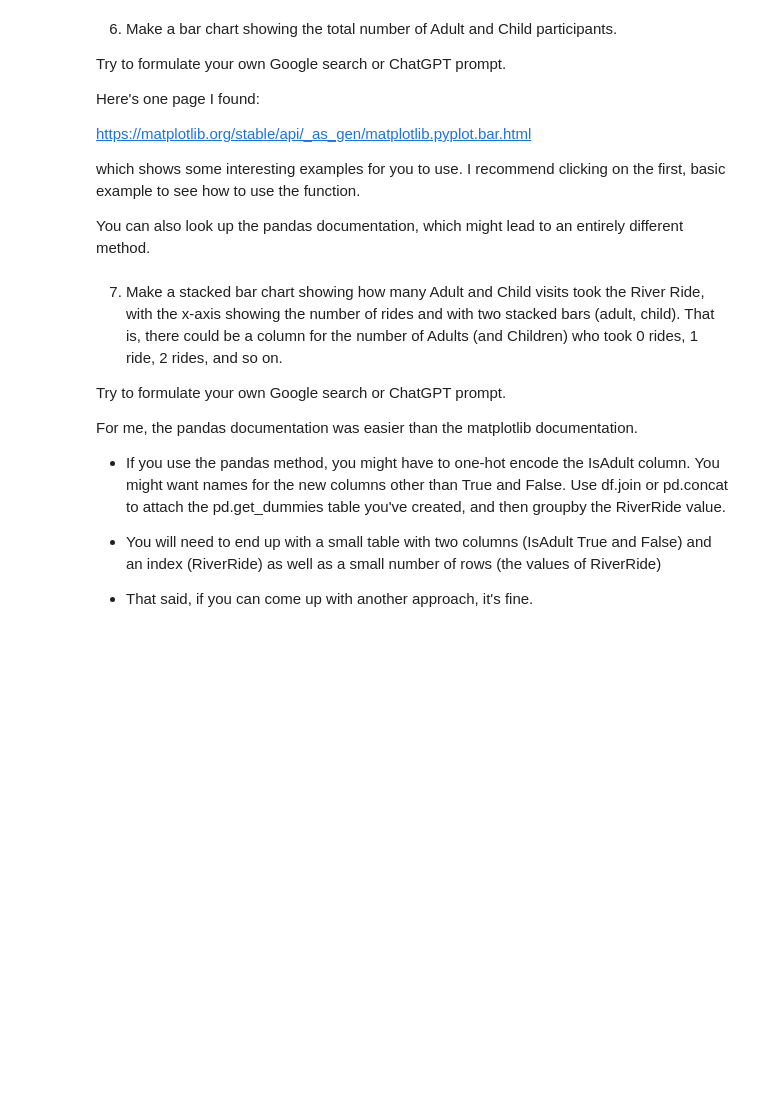
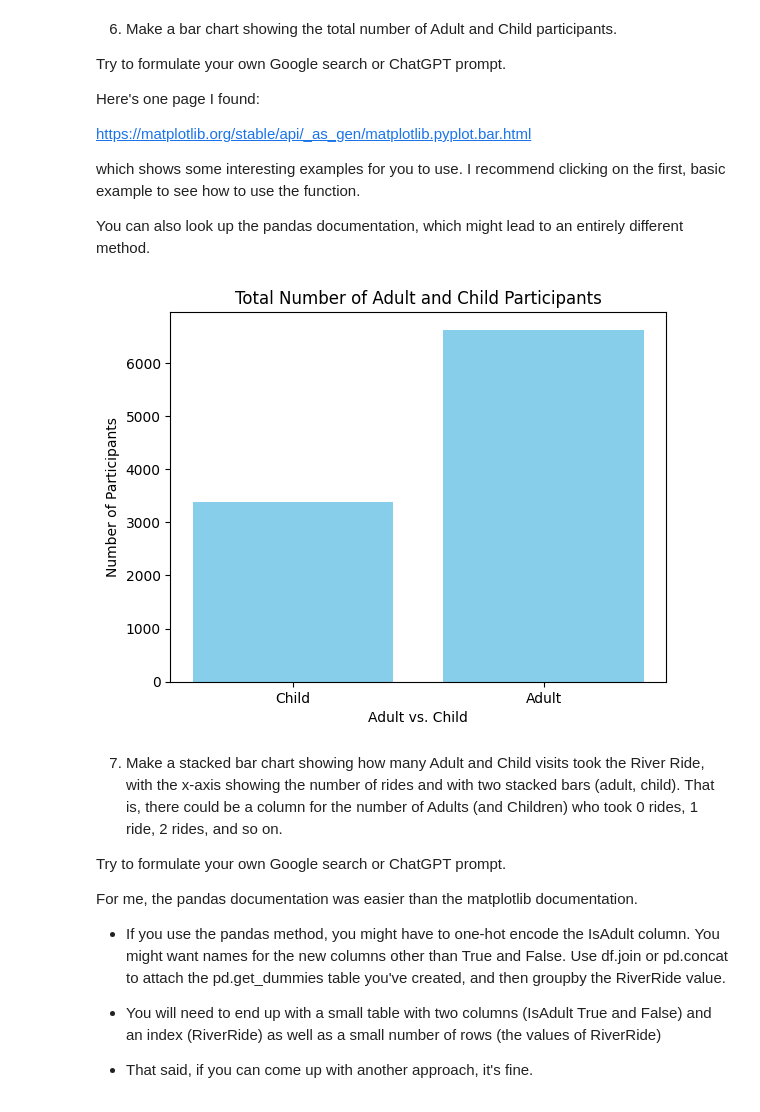
Before and after one commit to makenna-e/bu-cds-dx699s-summer-2025-assignments, a Jupyter notebook: OMDS-ModB2-Week3-Ehrlich-Makenna.ipynb, the cells around one changed output. Cells and saved outputs as stored; diff of their text form; code cells hidden in the pictures; blank space fills up the shorter version.

```diff
--- a/OMDS-ModB2-Week3-Ehrlich-Makenna.ipynb
+++ b/OMDS-ModB2-Week3-Ehrlich-Makenna.ipynb
@@ -348,6 +378,19 @@ https://matplotlib.org/stable/api/_as_gen/matplotlib.pyplot.bar.html
 which shows some interesting examples for you to use.  I recommend clicking on the first, basic example to see how to use the function.
 
 You can also look up the pandas documentation, which might lead to an entirely different method.
+# %%
+# Defining the inputs and mapping the binary in IsAdult to what they represent
+counts = df['IsAdult'].value_counts().sort_index()
+labels = ['Child', 'Adult']
+
+# Plotting the bar chart
+plt.bar(labels, counts, color='skyblue')
+plt.xlabel('Adult vs. Child')
+plt.ylabel('Number of Participants')
+plt.title('Total Number of Adult and Child Participants')
+plt.show()
+# %% [output]
+[figure, added]
 # %% [markdown]
 7. Make a stacked bar chart showing how many Adult and Child visits took the River Ride, with the x-axis showing the number of rides and with two stacked bars (adult, child).  That is, there could be a column for the number of Adults (and Children) who took 0 rides, 1 ride, 2 rides, and so on.
 
```
Also changed, not shown: parts of 8 cells of this notebook.
